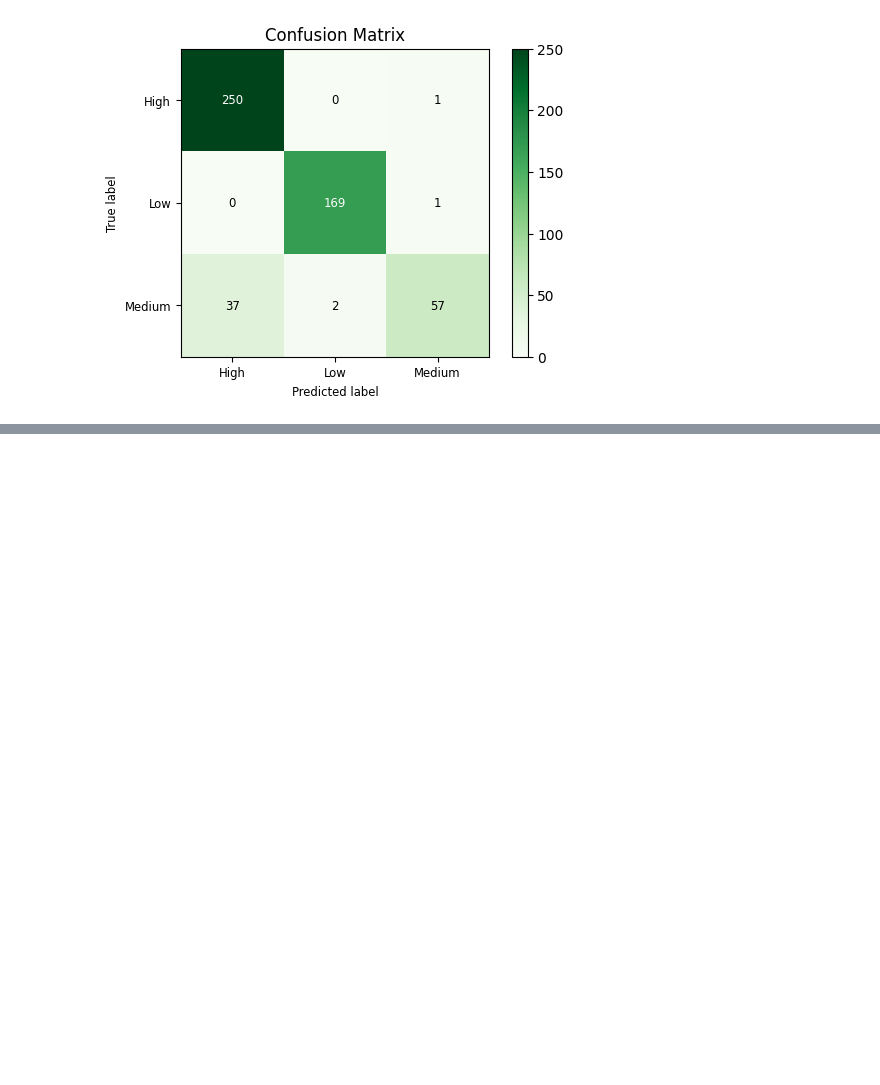
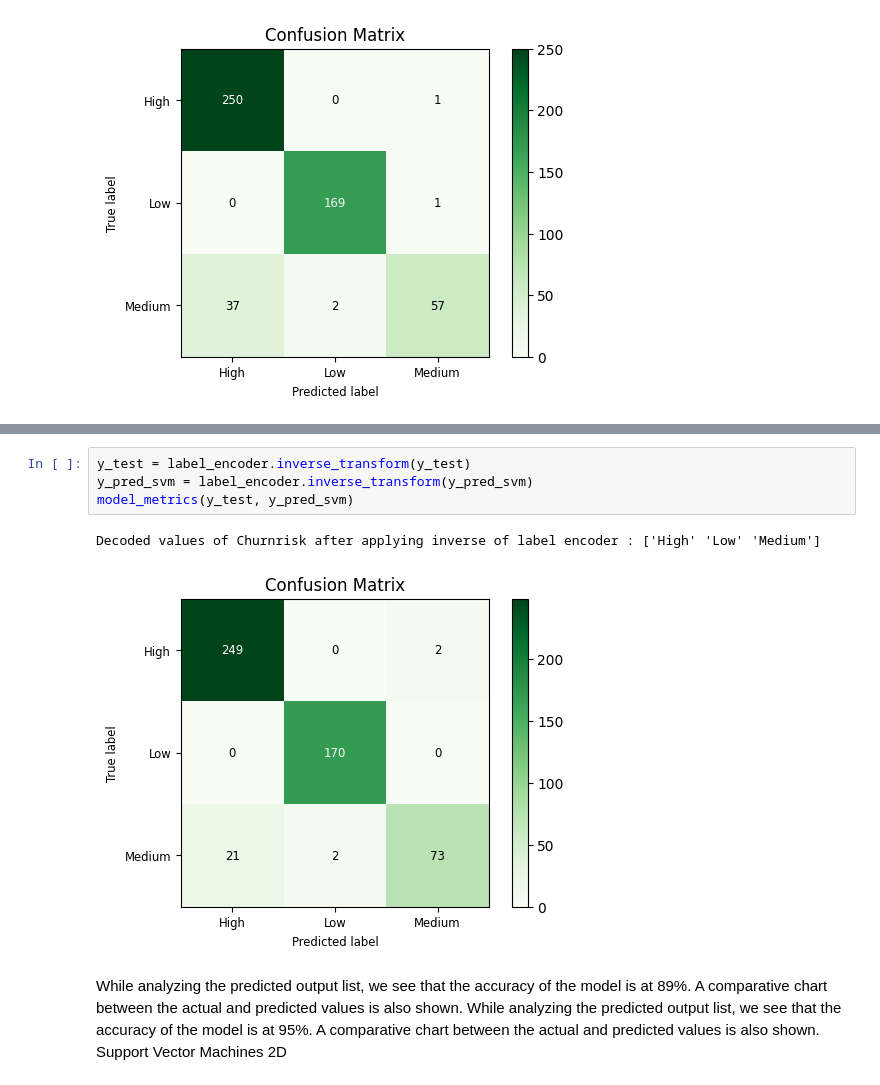
Before and after one commit to AaminRepos/IBM-Building-AI-Solutions-Using-Advanced-Algorithms-and-Open-Source-Frameworks, a Jupyter notebook: CLASSIFICATION ALGORITHMS.ipynb, the cells around one changed output, grey strips where cells are left out. Drawn from its saved outputs; the diff is of its cells as text; blank space fills up the shorter version.

```diff
--- a/CLASSIFICATION ALGORITHMS.ipynb
+++ b/CLASSIFICATION ALGORITHMS.ipynb
@@ -409,0 +467,9 @@ Decoded values of Churnrisk after applying inverse of label encoder : ['High' 'L
+# %%
+y_test = label_encoder.inverse_transform(y_test)
+y_pred_svm = label_encoder.inverse_transform(y_pred_svm)
+model_metrics(y_test, y_pred_svm)
+# %% [output]
+Decoded values of Churnrisk after applying inverse of label encoder : ['High' 'Low' 'Medium']
+[figure, added]
+# %% [markdown]
+While analyzing the predicted output list, we see that the accuracy of the model is at 89%. A comparative chart between the actual and predicted values is also shown. While analyzing the predicted output list, we see that the accuracy of the model is at 95%. A comparative chart between the actual and predicted values is also shown. Support Vector Machines 2D
```
Also changed, not shown: parts of 16 cells of this notebook.
